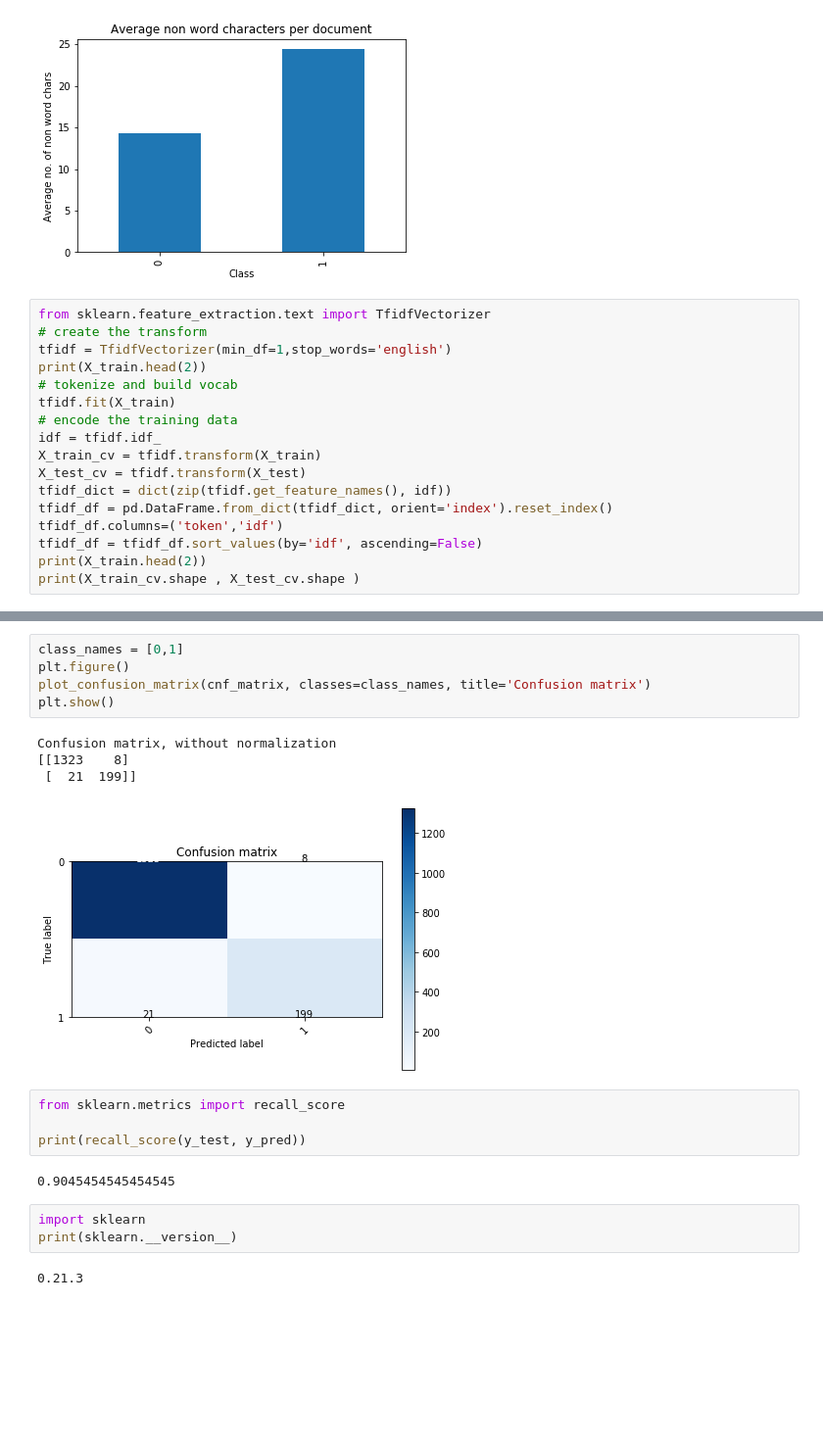
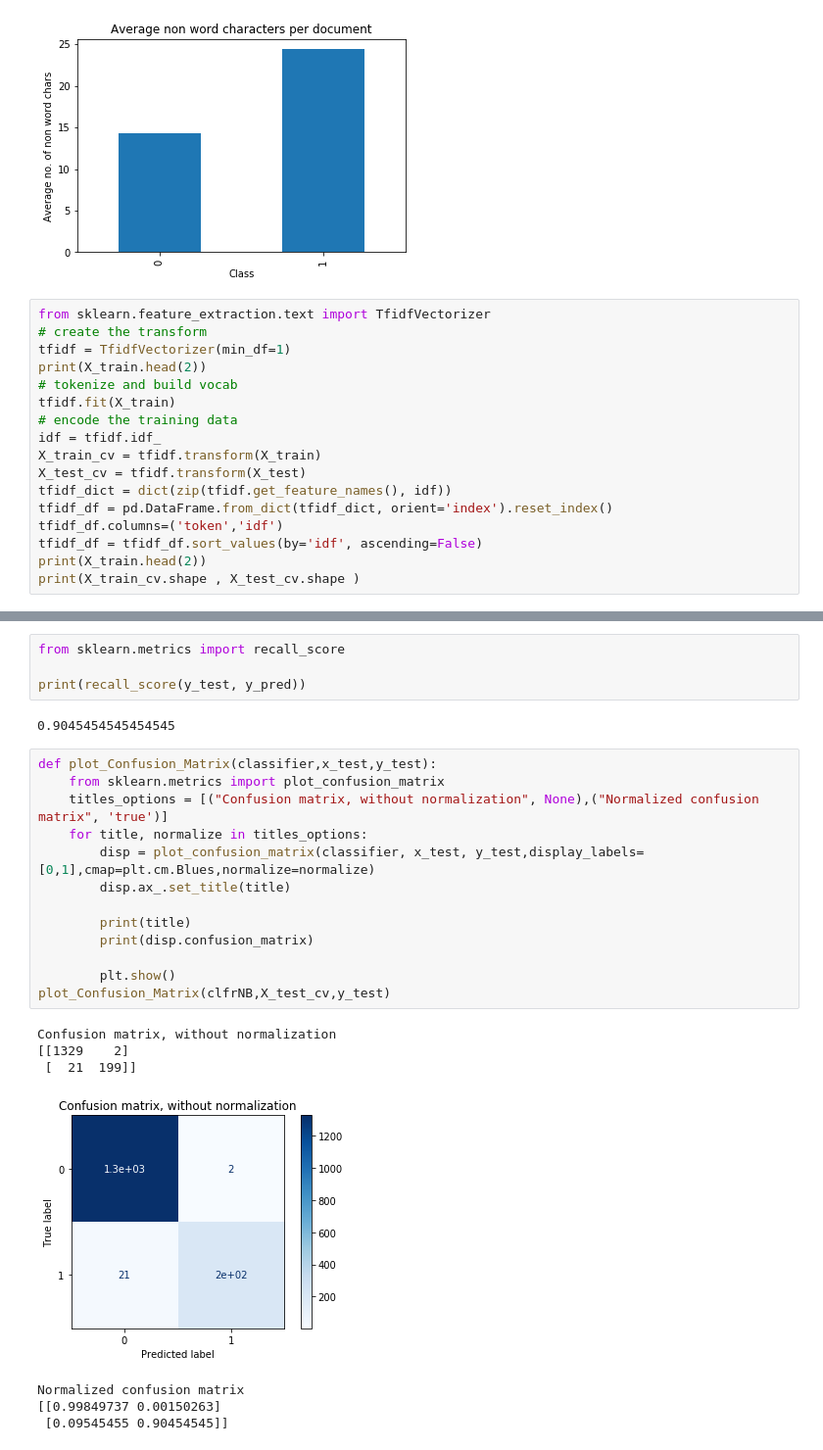
Before and after one commit to utkarshut/Machine-Learning-Algorithm, a Jupyter notebook: Projects/Spam Classification/Spam_Classification.ipynb, the cells around one changed output, grey strips where cells are left out. Shown at 98% size. Cells and saved outputs as stored; diff of their text form; blank space fills up the shorter version.

```diff
--- a/Projects/Spam Classification/Spam_Classification.ipynb
+++ b/Projects/Spam Classification/Spam_Classification.ipynb
@@ -202,7 +202,7 @@ Text(0, 0.5, 'Average no. of non word chars')
 # %%
 from sklearn.feature_extraction.text import TfidfVectorizer
 # create the transform
-tfidf = TfidfVectorizer(min_df=1,stop_words='english')
+tfidf = TfidfVectorizer(min_df=1)
 print(X_train.head(2))
 # tokenize and build vocab
 tfidf.fit(X_train)
@@ -278,21 +237,27 @@ def plot_confusion_matrix(cm, classes,
-# %%
-class_names = [0,1]
-plt.figure()
-plot_confusion_matrix(cnf_matrix, classes=class_names, title='Confusion matrix')
-plt.show()
-# %% [output]
-Confusion matrix, without normalization
-[[1323    8]
- [  21  199]]
-[figure, removed]
 # %%
 from sklearn.metrics import recall_score
 
 print(recall_score(y_test, y_pred))
 # %% [output]
 0.9045454545454545
-# %%
-import sklearn
-print(sklearn.__version__)
-# %% [output]
-0.21.3
+# %%
+def plot_Confusion_Matrix(classifier,x_test,y_test):
+    from sklearn.metrics import plot_confusion_matrix
+    titles_options = [("Confusion matrix, without normalization", None),("Normalized confusion matrix", 'true')]
+    for title, normalize in titles_options:
+        disp = plot_confusion_matrix(classifier, x_test, y_test,display_labels=[0,1],cmap=plt.cm.Blues,normalize=normalize)
+        disp.ax_.set_title(title)
+
+        print(title)
+        print(disp.confusion_matrix)
+
+        plt.show()
+plot_Confusion_Matrix(clfrNB,X_test_cv,y_test)
+# %% [output]
+Confusion matrix, without normalization
+[[1329    2]
+ [  21  199]]
+[figure, added]
+Normalized confusion matrix
+[[0.99849737 0.00150263]
+ [0.09545455 0.90454545]]
```
Also changed, not shown: parts of 17 cells of this notebook, 10 other files.
